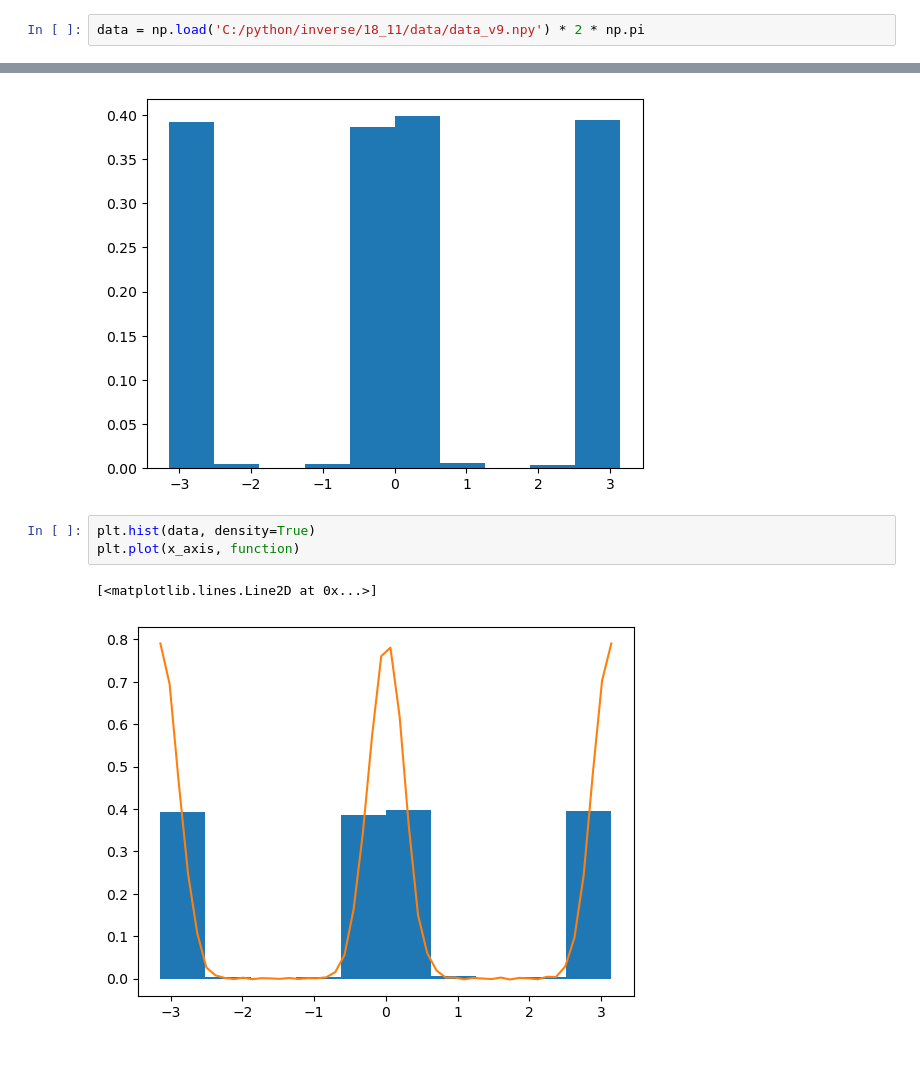
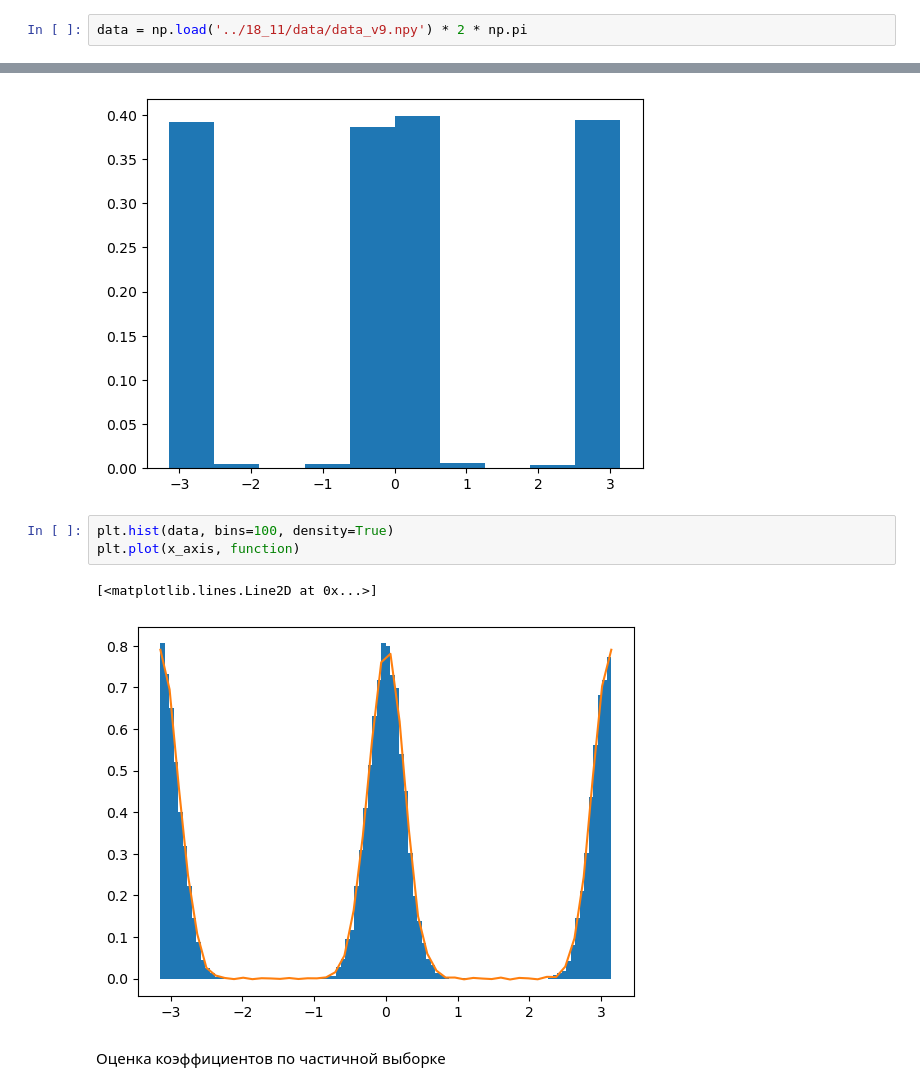
Before and after one commit to EHAT32/inverse, a Jupyter notebook: 18_11/prob.ipynb, the cells around one changed output, grey strips where cells are left out. Saved outputs shown, nothing was run; the diff lists cells and outputs as text; blank space fills up the shorter version.

```diff
--- a/18_11/prob.ipynb
+++ b/18_11/prob.ipynb
@@ -4,7 +4,7 @@
 import numpy as np
 import matplotlib.pyplot as plt
 # %%
-data = np.load('C:/python/inverse/18_11/data/data_v9.npy') * 2 * np.pi
+data = np.load('../18_11/data/data_v9.npy') * 2 * np.pi
 # %% [markdown]
 Считаем к-ты Фурье, разложить по синусам и косинусам
 # %%
@@ -39,8 +39,10 @@ plt.hist(data, density=True)
  <BarContainer object of 10 artists>)
 [figure]
 # %%
-plt.hist(data, density=True)
+plt.hist(data, bins=100, density=True)
 plt.plot(x_axis, function)
 # %% [output]
 [<matplotlib.lines.Line2D at 0x...>]
-[figure, old version]
+[figure, new version]
+# %% [markdown]
+Оценка коэффициентов по частичной выборке
```
Also changed, not shown: parts of 3 cells of this notebook.
